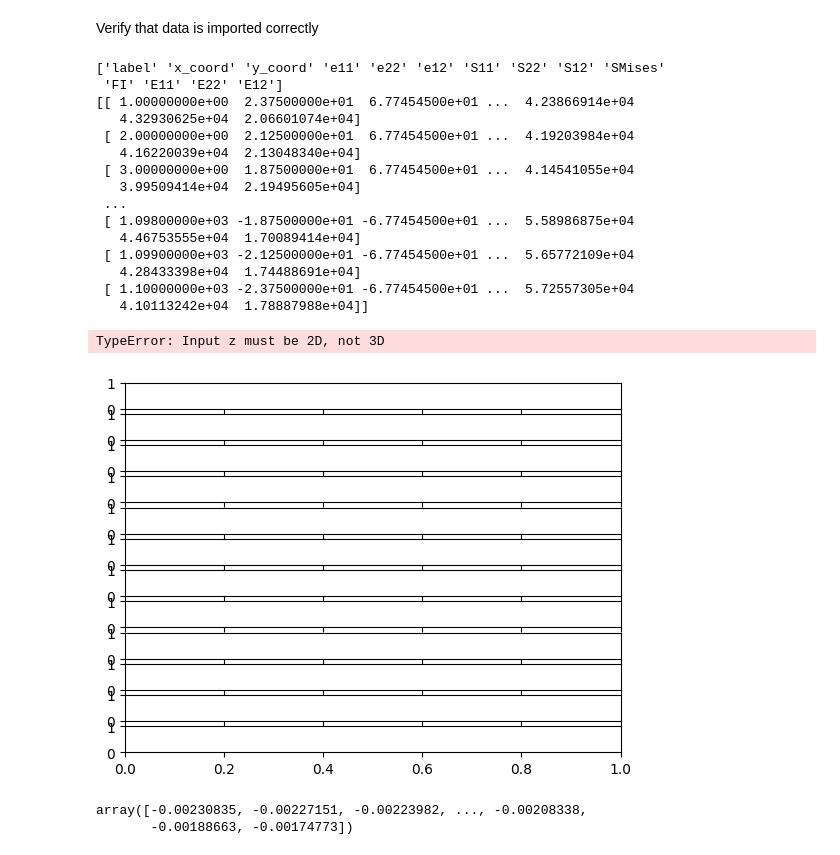
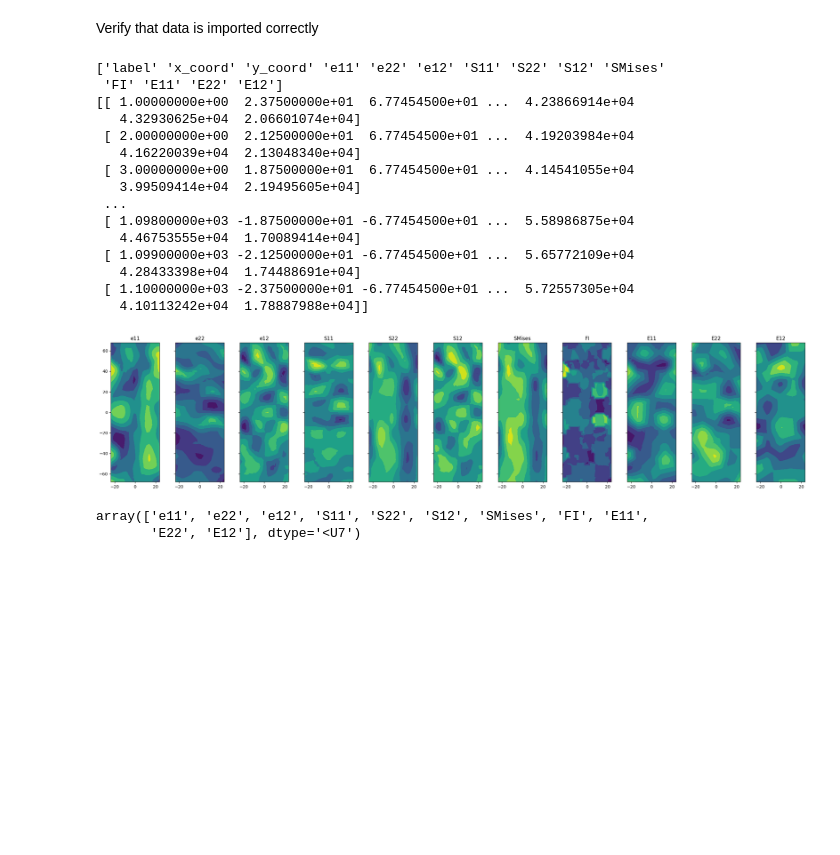
Before and after one commit to KFHICL/TBDCML, a Jupyter notebook: MultiDimTBDCNet.ipynb, the cells around one changed output. Saved outputs shown, nothing was run; the diff lists cells and outputs as text; code cells hidden in the pictures; blank space fills up the shorter version.

Commit message:
Figures of abaqus data fields

```diff
--- a/MultiDimTBDCNet.ipynb
+++ b/MultiDimTBDCNet.ipynb
@@ -85,36 +85,46 @@ def loadSample(path = str):
 # %%
 testHeaders, testSample = loadSample('data/Unnotched_TBDC_2022_0.csv')
 print(testHeaders)
 print(testSample)
+import matplotlib.tri as tri
 
-
-fig, axs = plt.subplots(12, 1, sharex=True, sharey=True)
+fig, axs = plt.subplots(1, len(testHeaders[3:]), sharex=True, sharey=True,figsize=[30,6]) # , figsize=[6,30]
 # for i in range(len(testHeaders[3:])):
 x, y = np.meshgrid(testSample[:,1], testSample[:,1])
 
-for i in range(1):
-  axs[i].contourf([x,y], testSample[:,i+3])
-  axs[i].set_title(testHeaders[:,i+3])
+# Create the Triangulation; no triangles so Delaunay triangulation created.
+triang = tri.Triangulation(testSample[:,1], testSample[:,2])
+min_radius = 0.25
+# Mask off unwanted triangles.
+triang.set_mask(np.hypot(testSample[:,1][triang.triangles].mean(axis=1), testSample[:,2][triang.triangles].mean(axis=1)) < min_radius)
+
+for i in range(len(testHeaders[3:])):
+  axs[i].set_aspect('equal')
+  tcf = axs[i].tricontourf(triang, testSample[:,i+3])
+  # fig.colorbar(tcf)
+  # fig
+  # axs[i].tricontour(triang, testSample[:,i+3], colors='k')
+  # axs[i].tricontourf(testSample[:,1], testSample[:,1], testSample[:,i+3])
+  axs[i].set_title(testHeaders[i+3])
 # %% [output]
 ['label' 'x_coord' 'y_coord' 'e11' 'e22' 'e12' 'S11' 'S22' 'S12' 'SMises'
  'FI' 'E11' 'E22' 'E12']
 [[ 1.00000000e+00  2.37500000e+01  6.77454500e+01 ...  4.23866914e+04
    4.32930625e+04  2.06601074e+04]
  [ 2.00000000e+00  2.12500000e+01  6.77454500e+01 ...  4.19203984e+04
    4.16220039e+04  2.13048340e+04]
  [ 3.00000000e+00  1.87500000e+01  6.77454500e+01 ...  4.14541055e+04
    3.99509414e+04  2.19495605e+04]
  ...
  [ 1.09800000e+03 -1.87500000e+01 -6.77454500e+01 ...  5.58986875e+04
    4.46753555e+04  1.70089414e+04]
  [ 1.09900000e+03 -2.12500000e+01 -6.77454500e+01 ...  5.65772109e+04
    4.28433398e+04  1.74488691e+04]
  [ 1.10000000e+03 -2.37500000e+01 -6.77454500e+01 ...  5.72557305e+04
    4.10113242e+04  1.78887988e+04]]
-TypeError: Input z must be 2D, not 3D
-[figure, old version]
+[figure, new version]
 # %%
-testSample[:,i+3]
+testHeaders[i+3:]
 # %% [output]
-array([-0.00230835, -0.00227151, -0.00223982, ..., -0.00208338,
-       -0.00188663, -0.00174773])
+array(['e11', 'e22', 'e12', 'S11', 'S22', 'S12', 'SMises', 'FI', 'E11',
+       'E22', 'E12'], dtype='<U7')
```
Also changed, not shown: parts of 1 cell of this notebook.
